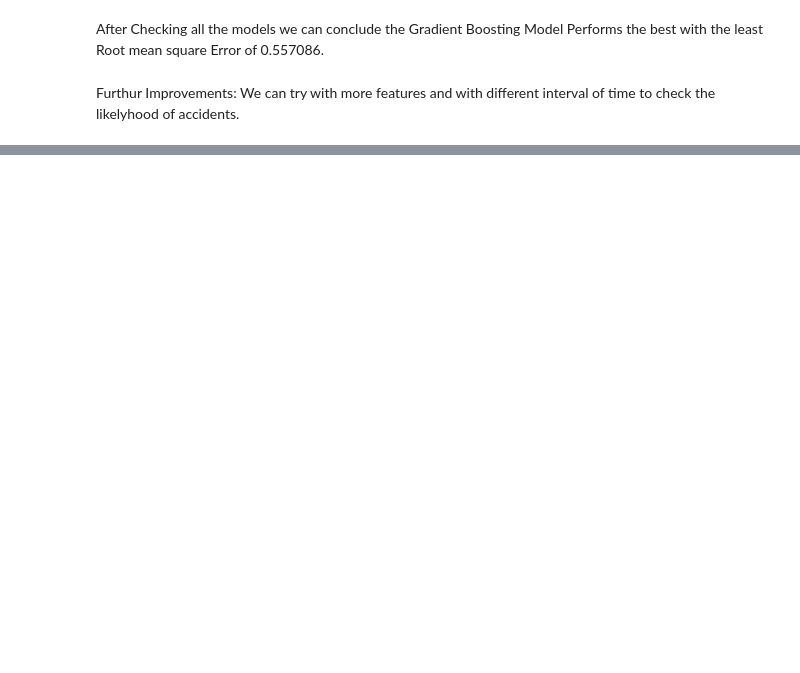
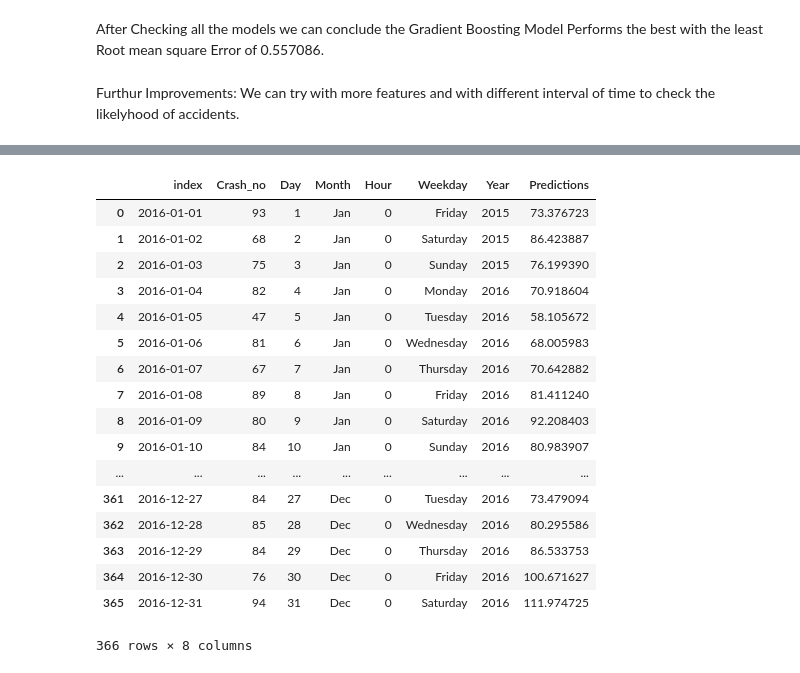
Before and after one commit to arkahome/Project_Accidents, a Jupyter notebook: Likelihood of Accident Notebook.ipynb, the cells around one changed output, grey strips where cells are left out. Drawn from its saved outputs; the diff is of its cells as text; code cells hidden in the pictures; blank space fills up the shorter version.

```diff
--- a/Likelihood of Accident Notebook.ipynb
+++ b/Likelihood of Accident Notebook.ipynb
@@ -508,0 +516,4 @@ Furthur Improvements:
+# %%
+x = pd.concat([pd.get_dummies(df_day['Day'], prefix ='Day',drop_first=True),pd.get_dummies(df_day['Month'], prefix ='Month',drop_first=True),
+              pd.get_dummies(df_day['Weekday'], prefix ='Weekday',drop_first=True),pd.get_dummies(df_day['Year'], prefix ='Year',drop_first=True)], axis=1)
+Y= df_day['Crash_no'].fillna(0)
@@ -508,0 +529,14 @@ Furthur Improvements:
+# %%
+rng = pd.date_range('1/1/2016','31/12/2016',  freq='1D')
+df_day= pd.DataFrame(df['crashTime'].apply(lambda x:x.replace(microsecond=0,second=0,minute=0,hour=0)).value_counts(),index=rng)
+
+df_day.columns=['Crash_no']
+
+df_day['Crash_no'].fillna(0)
+df_day.reset_index(inplace=True)
+df_day.columns
+df_day['Day']    = df_day['index'].apply(lambda x: x.day)
+df_day['Month']  = df_day['index'].apply(lambda x: x.strftime("%b") )
+df_day['Hour']  = df_day['index'].apply(lambda x: x.hour )
+df_day['Weekday'] = df_day['index'].apply(lambda x:x.strftime('%A'))
+df_day['Year'] = df_day['index'].apply(lambda x:x.strftime('%G'))
@@ -508,0 +547,11 @@ Furthur Improvements:
+# %%
+from sklearn.cross_validation import train_test_split
+#X_train, X_test, y_train, y_test = train_test_split(x, Y, test_size=0.3, random_state=0)
+X_train=x
+X_test = x_2016
+y_train=Y
+y_test = Y_2016
+from sklearn.preprocessing import StandardScaler
+sc = StandardScaler()
+y_train = sc.fit_transform(Y)
+y_test = sc.transform(Y_2016)
@@ -508,0 +583,23 @@ Furthur Improvements:
+# %%
+df_day["Predictions"]= sc.inverse_transform(predictions)
+# %%
+df_day
+# %% [output]
+|  | index | Crash_no | Day | Month | Hour | Weekday | Year | Predictions |
+| 0 | 2016-01-01 | 93 | 1 | Jan | 0 | Friday | 2015 | 73.376723 |
+| 1 | 2016-01-02 | 68 | 2 | Jan | 0 | Saturday | 2015 | 86.423887 |
+| 2 | 2016-01-03 | 75 | 3 | Jan | 0 | Sunday | 2015 | 76.199390 |
+| 3 | 2016-01-04 | 82 | 4 | Jan | 0 | Monday | 2016 | 70.918604 |
+| 4 | 2016-01-05 | 47 | 5 | Jan | 0 | Tuesday | 2016 | 58.105672 |
+| 5 | 2016-01-06 | 81 | 6 | Jan | 0 | Wednesday | 2016 | 68.005983 |
+| 6 | 2016-01-07 | 67 | 7 | Jan | 0 | Thursday | 2016 | 70.642882 |
+| 7 | 2016-01-08 | 89 | 8 | Jan | 0 | Friday | 2016 | 81.411240 |
+| 8 | 2016-01-09 | 80 | 9 | Jan | 0 | Saturday | 2016 | 92.208403 |
+| 9 | 2016-01-10 | 84 | 10 | Jan | 0 | Sunday | 2016 | 80.983907 |
+| ... | ... | ... | ... | ... | ... | ... | ... | ... |
+| 361 | 2016-12-27 | 84 | 27 | Dec | 0 | Tuesday | 2016 | 73.479094 |
+| 362 | 2016-12-28 | 85 | 28 | Dec | 0 | Wednesday | 2016 | 80.295586 |
+| 363 | 2016-12-29 | 84 | 29 | Dec | 0 | Thursday | 2016 | 86.533753 |
+| 364 | 2016-12-30 | 76 | 30 | Dec | 0 | Friday | 2016 | 100.671627 |
+| 365 | 2016-12-31 | 94 | 31 | Dec | 0 | Saturday | 2016 | 111.974725 |
+366 rows × 8 columns
```
Also changed, not shown: parts of 22 cells of this notebook.
